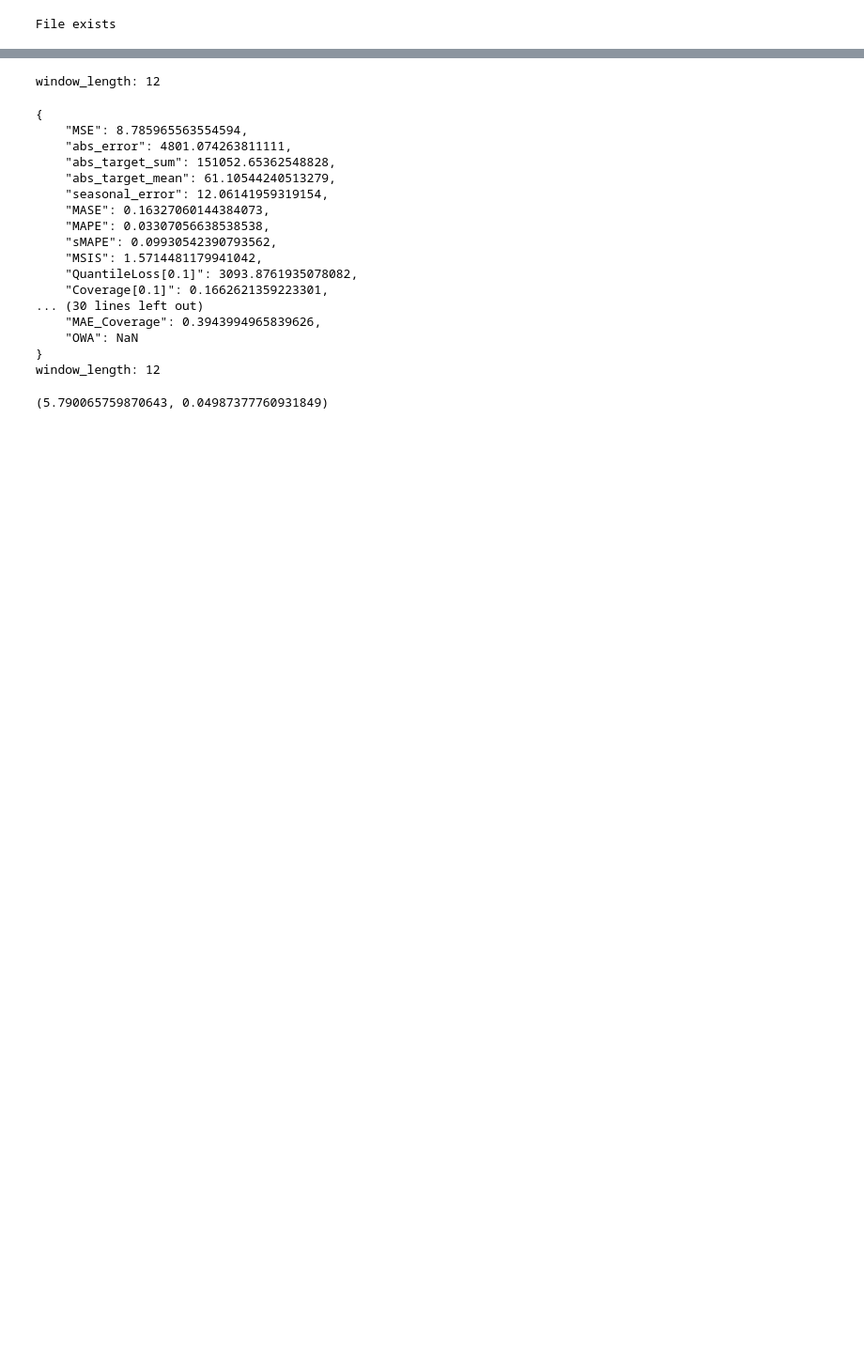
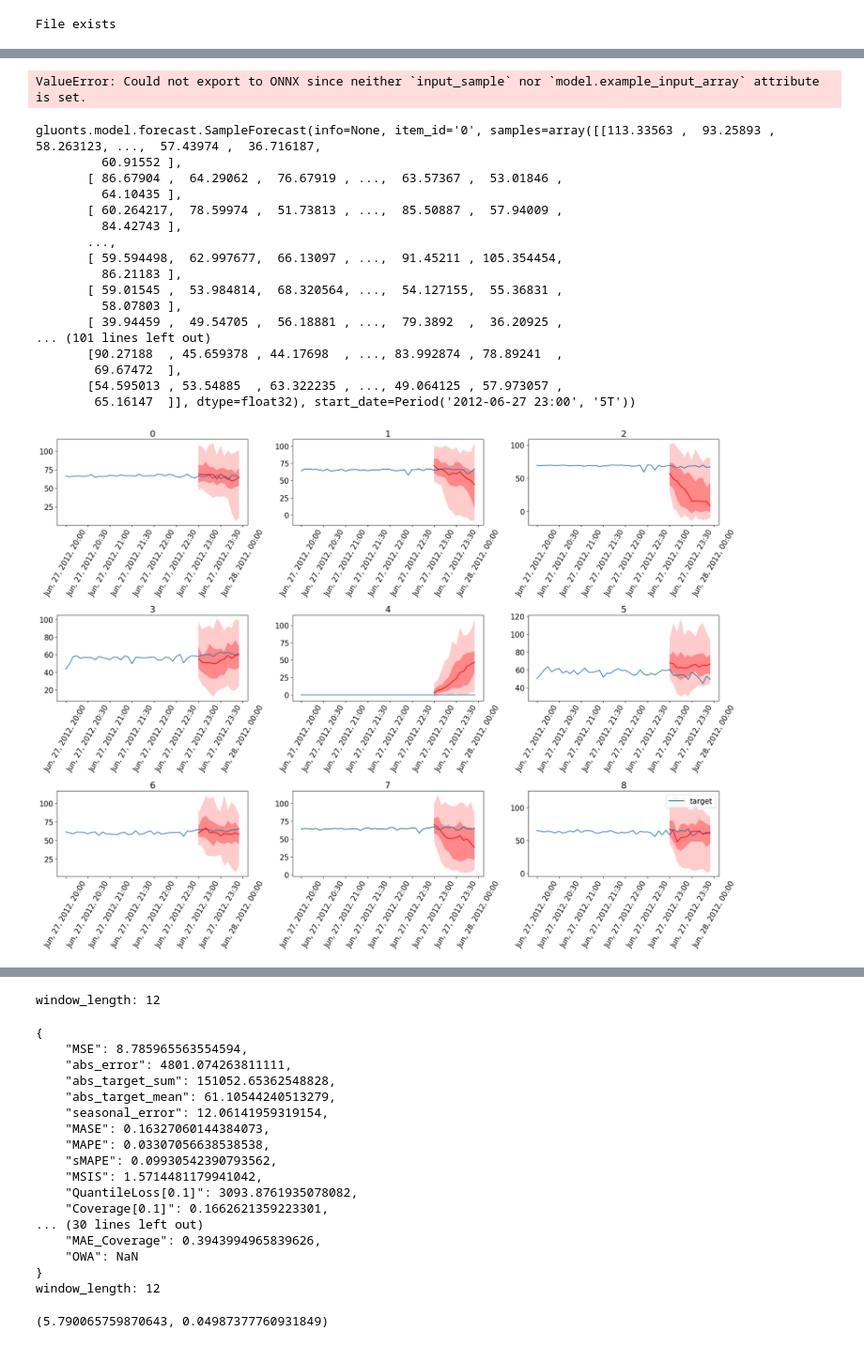
Before and after one commit to Nicols0Mart/lag-llama-distillation, a Jupyter notebook: glu_traffic.ipynb, the cells around one changed output, grey strips where cells are left out. Shown at 94% size. Cells and saved outputs as stored; diff of their text form; code cells hidden in the pictures; blank space fills up the shorter version.

```diff
--- a/glu_traffic.ipynb
+++ b/glu_traffic.ipynb
@@ -88,7 +88,7 @@ def to_deepar_format(dataframe, time_feature):
     data = [{
                 FieldName.START:  start_index,
                 FieldName.TARGET:  dataframe[c].values,
-                # FieldName.FEAT_DYNAMIC_REAL: time_feature[i],
+                FieldName.FEAT_DYNAMIC_REAL: time_feature[i],
                 FieldName.ITEM_ID: i,
                 "data_id": i
             }
@@ -163,17 +161,18 @@ from lag_llama.gluon.estimator import LagLlamaEstimator
 ckpt = torch.load("checkpoints/lag-llama.ckpt", map_location=torch.device('cuda:0'))
 estimator_args = ckpt["hyper_parameters"]["model_kwargs"]
 # input_size = estimator_args["input_size"]
-input_size = estimator_args["input_size"] + 2
+input_size = estimator_args["input_size"]
 estimator = LagLlamaEstimator(
-    ckpt_path="checkpoints/lag-llama.ckpt",
+    ckpt_path="/home/seyed/PycharmProjects/step/lag-llama/lightning_logs/version_131/checkpoints/epoch=37-step=38000.ckpt",
     prediction_length=12,
-    context_length=168,
+    context_length=32,
     # estimator args
-    input_size=input_size,
+    input_size=estimator_args["input_size"],
     n_layer=estimator_args["n_layer"],
     n_embd_per_head=estimator_args["n_embd_per_head"],
     n_head=estimator_args["n_head"],
     scaling=estimator_args["scaling"],
     time_feat=estimator_args["time_feat"],
     num_batches_per_epoch=1000,
+    distr_output="gumbel"
 )
@@ -179,0 +183,3 @@ estimator = LagLlamaEstimator(
+# %%
+# Gumbel https://vscode.dev/tunnel/seyed-system-product/home/seyed/PycharmProjects/step/step.code-workspace
+estimator.train(dataset.train, ckpt_path=None)
@@ -179,0 +217,23 @@ estimator = LagLlamaEstimator(
+# %%
+###IQN
+lightning_module = estimator.create_lightning_module()
+transformation = estimator.create_transformation()
+predictor = estimator.create_predictor(transformation, lightning_module)
+forecast_it, ts_it = make_evaluation_predictions(
+    dataset=dataset.test,  # test dataset
+    predictor=predictor,  # predictor
+    num_samples=200,  # number of sample paths we want for evaluation
+    )
+evaluator = Evaluator(
+)
+agg_m, item_m = evaluator(
+    ts_iterator=ts_it,
+    fcst_iterator=forecast_it,
+    num_series=len(dataset.test),
+)
+print(json.dumps(agg_m, indent=4))
+forecast_it, ts_it = make_evaluation_predictions(
+    dataset=dataset.test,  # test dataset
+    predictor=predictor,  # predictor
+    num_samples=100,  # number of sample paths we want for evaluation
+)
@@ -180,3 +283,31 @@ estimator = LagLlamaEstimator(
+# %%
+####Exp. 2
+models = "/home/seyed/PycharmProjects/step/lag-llama/models"
+lightning_module.to_onnx(models, export_params=True)
+# %% [output]
+ValueError: Could not export to ONNX since neither `input_sample` nor `model.example_input_array` attribute is set.
+# %%
+#### Experimetn # 2
+plot(forecast_it, ts_it)
+# %% [output]
+gluonts.model.forecast.SampleForecast(info=None, item_id='0', samples=array([[113.33563 ,  93.25893 ,  58.263123, ...,  57.43974 ,  36.716187,
+         60.91552 ],
+       [ 86.67904 ,  64.29062 ,  76.67919 , ...,  63.57367 ,  53.01846 ,
+         64.10435 ],
+       [ 60.264217,  78.59974 ,  51.73813 , ...,  85.50887 ,  57.94009 ,
+         84.42743 ],
+       ...,
+       [ 59.594498,  62.997677,  66.13097 , ...,  91.45211 , 105.354454,
+         86.21183 ],
+       [ 59.01545 ,  53.984814,  68.320564, ...,  54.127155,  55.36831 ,
+         58.07803 ],
+       [ 39.94459 ,  49.54705 ,  56.18881 , ...,  79.3892  ,  36.20925 ,
+... (101 lines left out)
+       [90.27188  , 45.659378 , 44.17698  , ..., 83.992874 , 78.89241  ,
+        69.67472  ],
+       [54.595013 , 53.54885  , 63.322235 , ..., 49.064125 , 57.973057 ,
+        65.16147  ]], dtype=float32), start_date=Period('2012-06-27 23:00', '5T'))
+[figure, added]
 # %%
 # Lora training
 estimator.train(dataset.train, ckpt_path=None)
```
Also changed, not shown: parts of 10 cells of this notebook, 5 other files.
